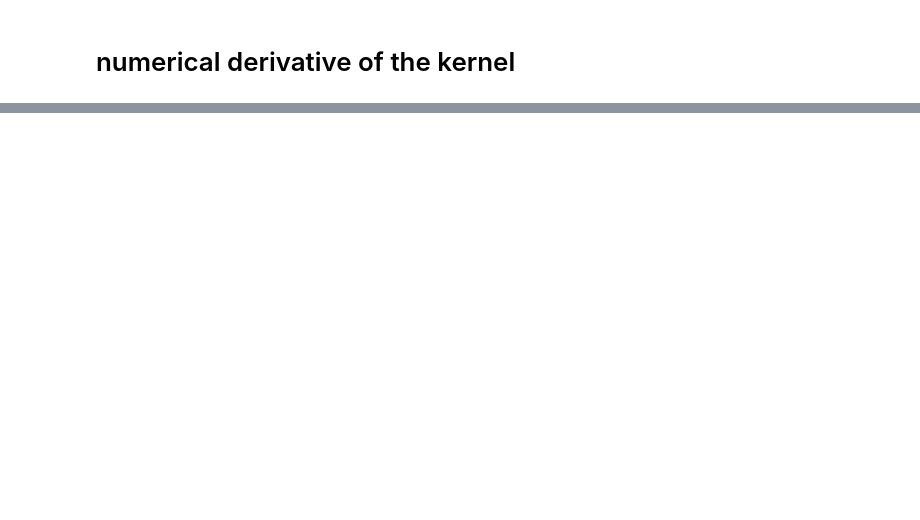
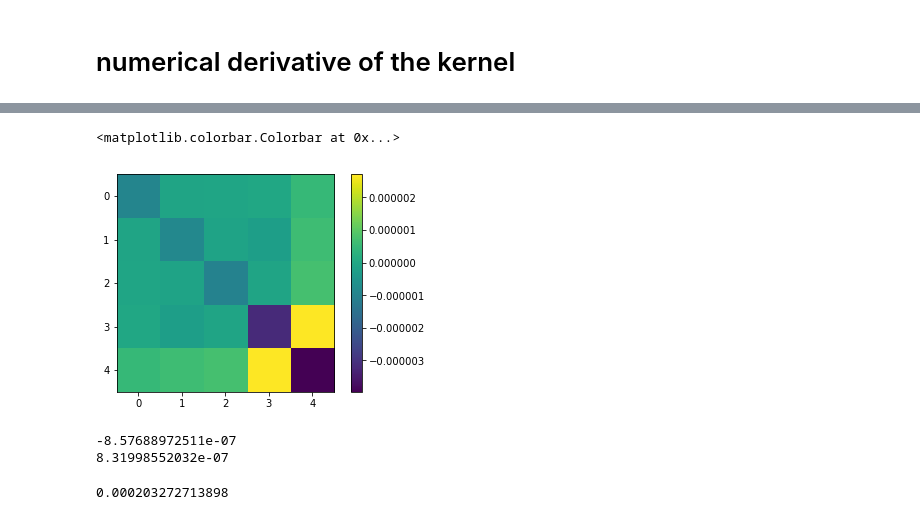
Before and after one commit to aceilers/gplvm_george, a Jupyter notebook: supervised_GPLVM_test.ipynb, the cells around one changed output, grey strips where cells are left out. Drawn from its saved outputs; the diff is of its cells as text; code cells hidden in the pictures; blank space fills up the shorter version.

```diff
--- a/supervised_GPLVM_test.ipynb
+++ b/supervised_GPLVM_test.ipynb
@@ -136,0 +198,58 @@ plt.colorbar()
+# %%
+# test dLdK
+
+L1 = LxOrLy(kernel1, X)
+tiny = 1e-5
+grad_dLdK_numerical = np.zeros((N, N))
+for i in range(N):
+    for j in range(N):
+        kernel1_new = 1. * kernel1
+        kernel1_new[i, j] += tiny #* kernel1[i, j]
+        L2 = LxOrLy(kernel1_new, X)
+        grad_dLdK_numerical[i, j] = (L2 - L1) / tiny
+
+grad_dLdK_analytic = dLdK(kernel1, X)
+
+#print ((grad_dLdK_numerical - grad_dLdK_analytic)/(grad_dLdK_numerical + grad_dLdK_analytic))
+#plt.imshow(grad_dLdK_analytic)
+#plt.colorbar()
+
+plt.imshow((grad_dLdK_numerical - grad_dLdK_analytic)/(grad_dLdK_numerical + grad_dLdK_analytic))
+plt.colorbar()
+#print X.shape
+#inv_K = np.linalg.inv(kernel1)
+#plt.imshow(np.dot(np.dot(inv_K, np.dot(X, X.T)), inv_K))
+#plt.colorbar()
+# %% [output]
+<matplotlib.colorbar.Colorbar at 0x...>
+[figure, added]
+# %%
+# test dLdK
+kernel = kernelRBF(Z_initial, gamma_rbf)
+L1 = LxOrLy(kernel, Y)
+tiny = 1e-5
+kernel_new = 1. * kernel
+kernel_new[0, 0] += tiny
+L2 = LxOrLy(kernel_new, Y)
+
+inv_K = np.linalg.inv(kernel)
+grad_dLdK = -0.5 * Y.shape[1] * inv_K + 0.5 * (np.dot(np.dot(inv_K, np.dot(Y, Y.T)), inv_K))
+det_K = np.linalg.det(kernel)
+print grad_dLdK[0,0] - (L2-L1)/tiny
+print (grad_dLdK[0,0] - (L2-L1)/tiny)/(grad_dLdK[0,0] + (L2-L1)/tiny)
+# %% [output]
+-8.57688972511e-07
+8.31998552032e-07
+# %%
+# test dlnpdZ
+l, q = 0, 0
+L1 = np.linalg.norm(Z_initial)
+tiny = 1e-3
+Z_new = 1. * Z_initial
+Z_new[l, q] += tiny
+L2 = np.linalg.norm(Z_new)
+
+dlnpdZ = Z_initial / np.linalg.norm(Z_initial)
+print (L2-L1)/tiny - dlnpdZ[l, q]
+# %% [output]
+0.000203272713898
```
Also changed, not shown: parts of 18 cells of this notebook, 4 other files.
